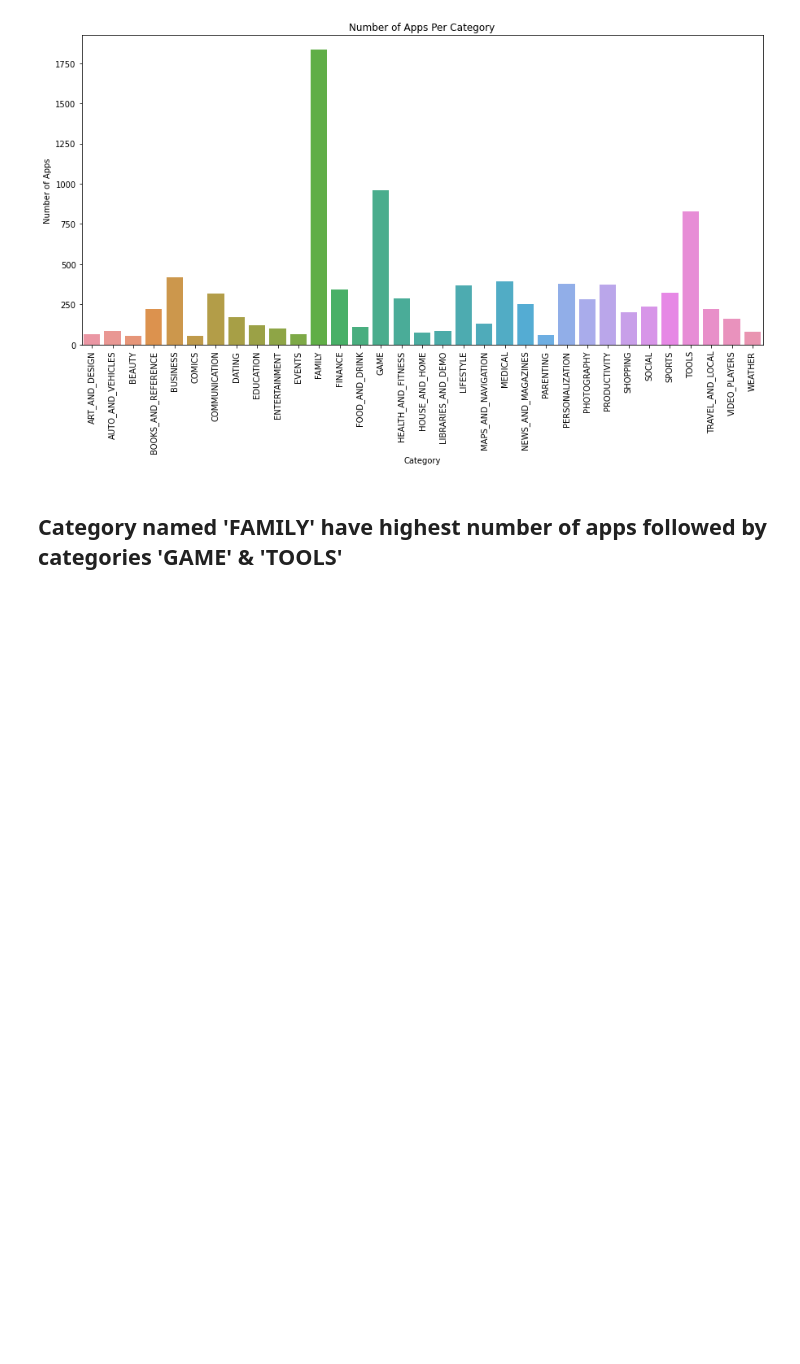
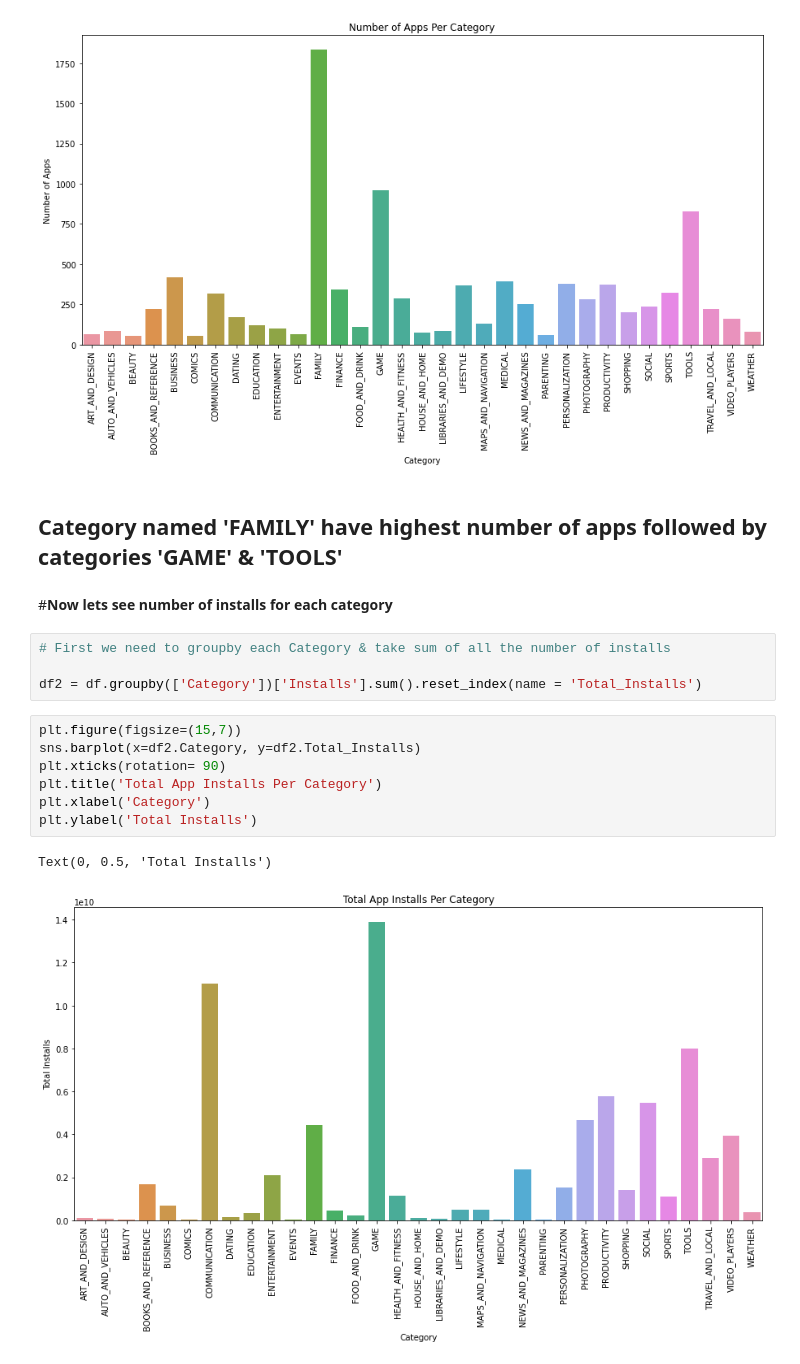
Before and after one commit to SurajSP99/Play_Store_App_Review_Data_Analysis, a Jupyter notebook: Play_Store_App_Review_Analysis_Capstone_Project.ipynb, the cells around one changed output. Drawn from its saved outputs; the diff is of its cells as text; blank space fills up the shorter version.

```diff
--- a/Play_Store_App_Review_Analysis_Capstone_Project.ipynb
+++ b/Play_Store_App_Review_Analysis_Capstone_Project.ipynb
@@ -547,3 +559,19 @@ Text(0, 0.5, 'Number of Apps')
 [figure]
 # %% [markdown]
 ## **Category named 'FAMILY' have highest number of apps followed by categories 'GAME' & 'TOOLS'**
+# %% [markdown]
+#**Now lets see number of installs for each category**
+# %%
+# First we need to groupby each Category & take sum of all the number of installs
+
+df2 = df.groupby(['Category'])['Installs'].sum().reset_index(name = 'Total_Installs')
+# %%
+plt.figure(figsize=(15,7))
+sns.barplot(x=df2.Category, y=df2.Total_Installs)
+plt.xticks(rotation= 90)
+plt.title('Total App Installs Per Category')
+plt.xlabel('Category')
+plt.ylabel('Total Installs')
+# %% [output]
+Text(0, 0.5, 'Total Installs')
+[figure, added]
```
Also changed, not shown: parts of 8 cells of this notebook.
